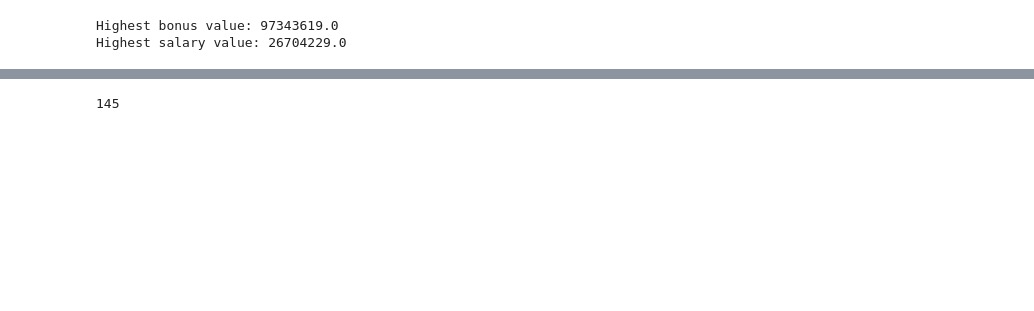
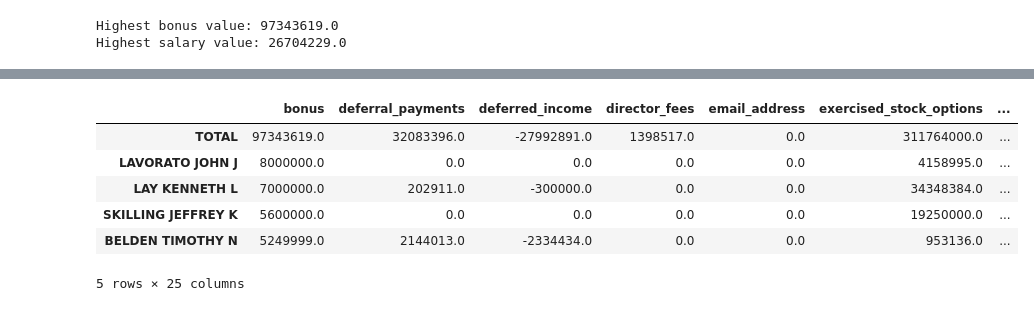
Before and after one commit to SpecCRA/enron_dataset_ml_project, a Jupyter notebook: poi_id.ipynb, the cells around one changed output, grey strips where cells are left out. Cells and saved outputs as stored; diff of their text form; code cells hidden in the pictures; blank space fills up the shorter version.

```diff
--- a/poi_id.ipynb
+++ b/poi_id.ipynb
@@ -155 +127,12 @@ df_new.sort_values(['bonus', 'salary'], ascending=False)
+# %%
+# Identify the highest bonus and salary values to see what is going on
+df_new.sort_values(['bonus', 'salary'], ascending=False).head()
+# %% [output]
+|  | bonus | deferral_payments | deferred_income | director_fees | email_address | exercised_stock_options | ... |
+| TOTAL | 97343619.0 | 32083396.0 | -27992891.0 | 1398517.0 | 0.0 | 311764000.0 | ... |
+| LAVORATO JOHN J | 8000000.0 | 0.0 | 0.0 | 0.0 | 0.0 | 4158995.0 | ... |
+| LAY KENNETH L | 7000000.0 | 202911.0 | -300000.0 | 0.0 | 0.0 | 34348384.0 | ... |
+| SKILLING JEFFREY K | 5600000.0 | 0.0 | 0.0 | 0.0 | 0.0 | 19250000.0 | ... |
+| BELDEN TIMOTHY N | 5249999.0 | 2144013.0 | -2334434.0 | 0.0 | 0.0 | 953136.0 | ... |
+5 rows × 25 columns
 # %%
@@ -169,7 +145,3 @@ df_dict = df_new_scaled.to_dict('index')
 ### Task 3: Create new feature(s)
 ### Store to my_dataset for easy export below.
 my_dataset = df_dict
-# %%
-len(my_dataset)
-# %% [output]
-145
```
Also changed, not shown: parts of 17 cells of this notebook, 3 other files.
